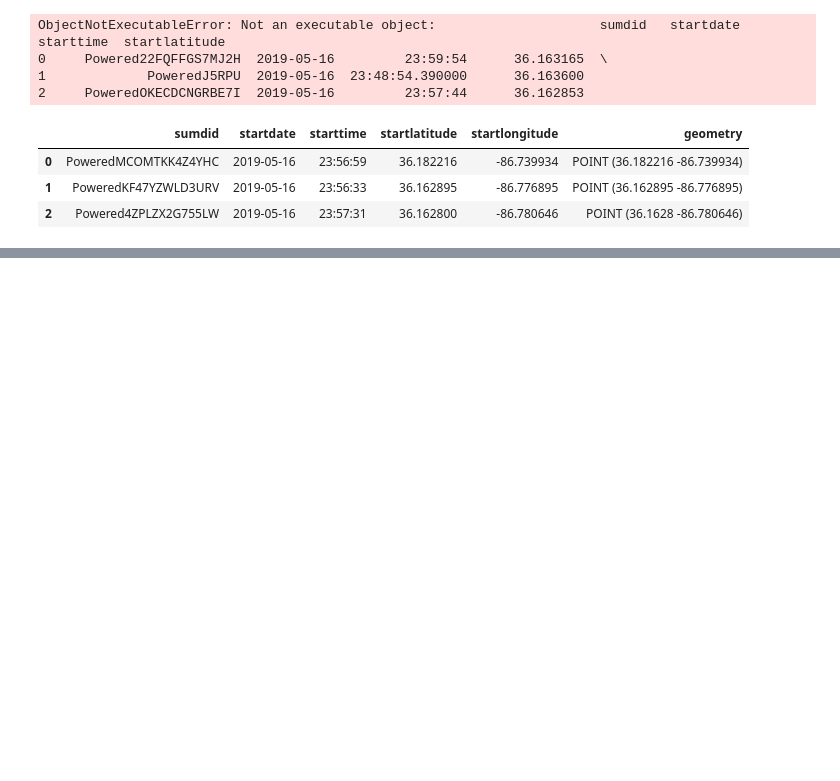
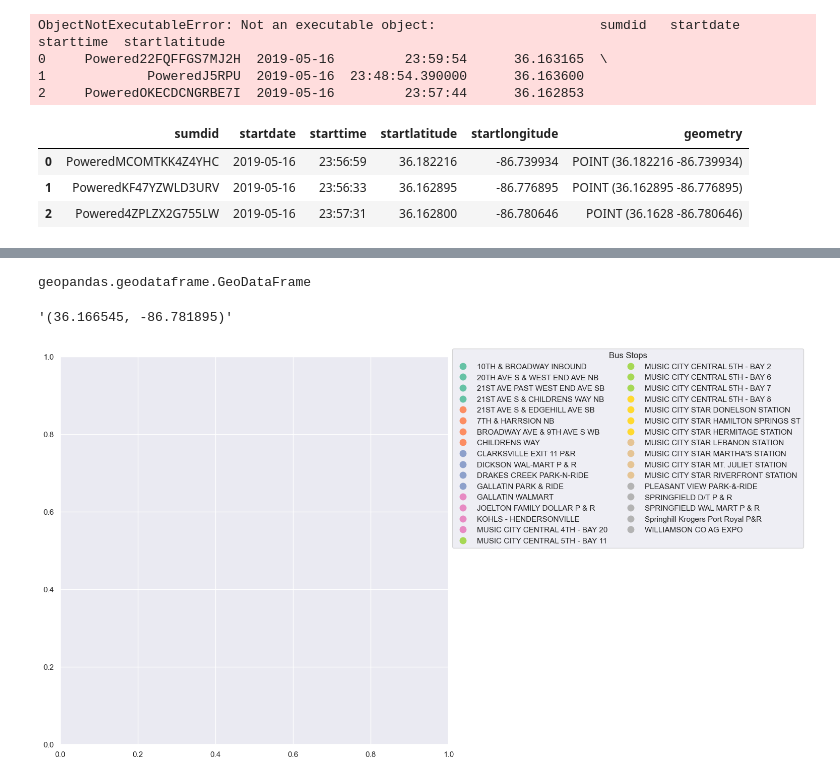
Before and after one commit to NSS-Data-Analytics-Cohort-8/scooter-partner1-whenhugocallsuspythonistas, a Jupyter notebook: notebooks/eda.ipynb, the cells around one changed output, grey strips where cells are left out. Cells and saved outputs as stored; diff of their text form; code cells hidden in the pictures; blank space fills up the shorter version.

```diff
--- a/notebooks/eda.ipynb
+++ b/notebooks/eda.ipynb
@@ -362,0 +363,4 @@ y.head(3)
+# %%
+bus_stops = gpd.read_file('../data/bus_stops.csv')
+print(bus_stops.crs)
+bus_stops.head( )
@@ -362,0 +375,21 @@ y.head(3)
+# %%
+type(bus_stops)
+# %% [output]
+geopandas.geodataframe.GeoDataFrame
+# %%
+bus_stops.loc[0, 'Mapped Location']
+# %% [output]
+'(36.166545, -86.781895)'
+# %%
+#geopandas handles legend styling if you pass a dict of keywords
+
+leg_kwds = {'title': 'Bus Stops', 'loc': 'upper left',
+            'bbox_to_anchor': (1, 1.03), 'ncol': 2}
+
+bus_stops.plot(column = 'Stop Name', figsize=(10, 10),
+              edgecolor = 'black',
+              legend = True, legend_kwds = leg_kwds,
+              cmap = 'Set2')
+plt.show()
+# %% [output]
+[figure, added]
```
Also changed, not shown: parts of 2 cells of this notebook.
